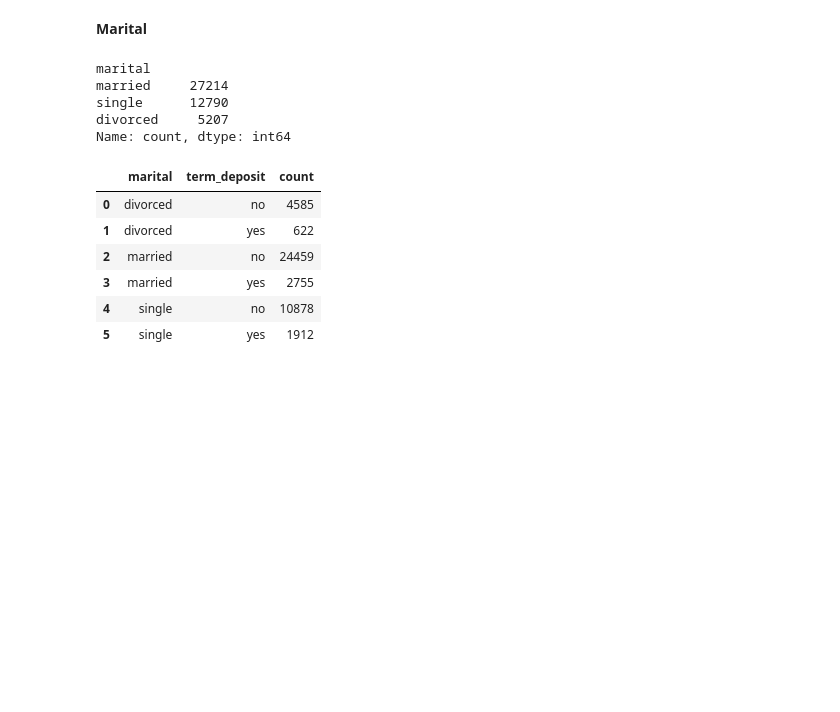
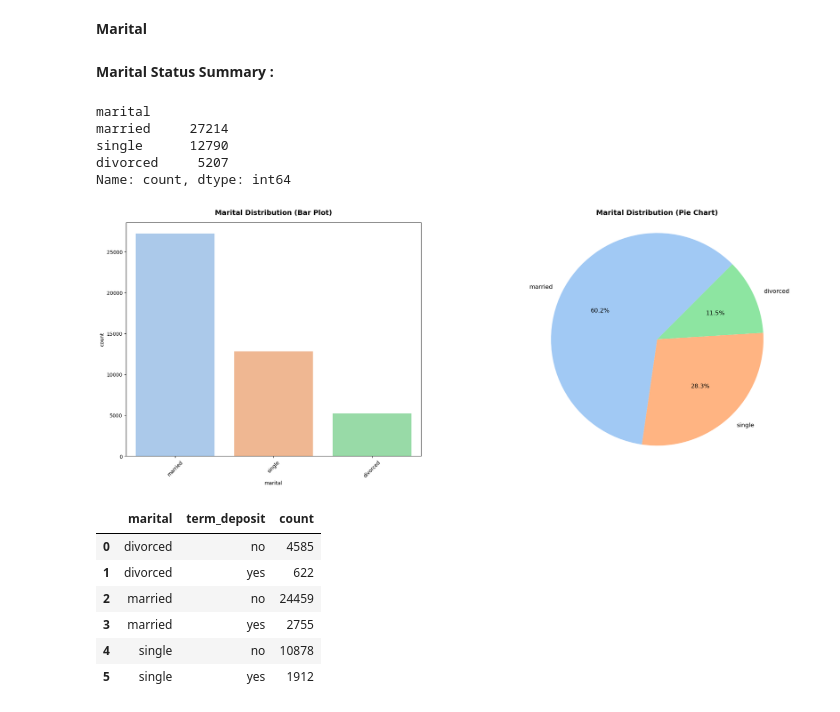
Before and after one commit to annugit1655/Bank-TeleMarketing, a Jupyter notebook: notebooks/01-Data-Cleaning.ipynb, the cells around one changed output. Cells and saved outputs as stored; diff of their text form; code cells hidden in the pictures; blank space fills up the shorter version.

```diff
--- a/notebooks/01-Data-Cleaning.ipynb
+++ b/notebooks/01-Data-Cleaning.ipynb
@@ -616,13 +616,19 @@ plot_categorical_columns(data, column='job')
 # %% [markdown]
 **Marital**
 # %%
-data['marital'].value_counts()
+display_md("**Marital Status Summary :**")
+display(data['marital'].value_counts())
 # %% [output]
+**Marital Status Summary :**
 marital
 married     27214
 single      12790
 divorced     5207
 Name: count, dtype: int64
+# %%
+univariate_categorical_distribution(data, 'marital')
+# %% [output]
+[figure, added]
 # %%
 plot_categorical_columns(data, column='marital')
 # %% [output]
```
Also changed, not shown: parts of 32 cells of this notebook.
